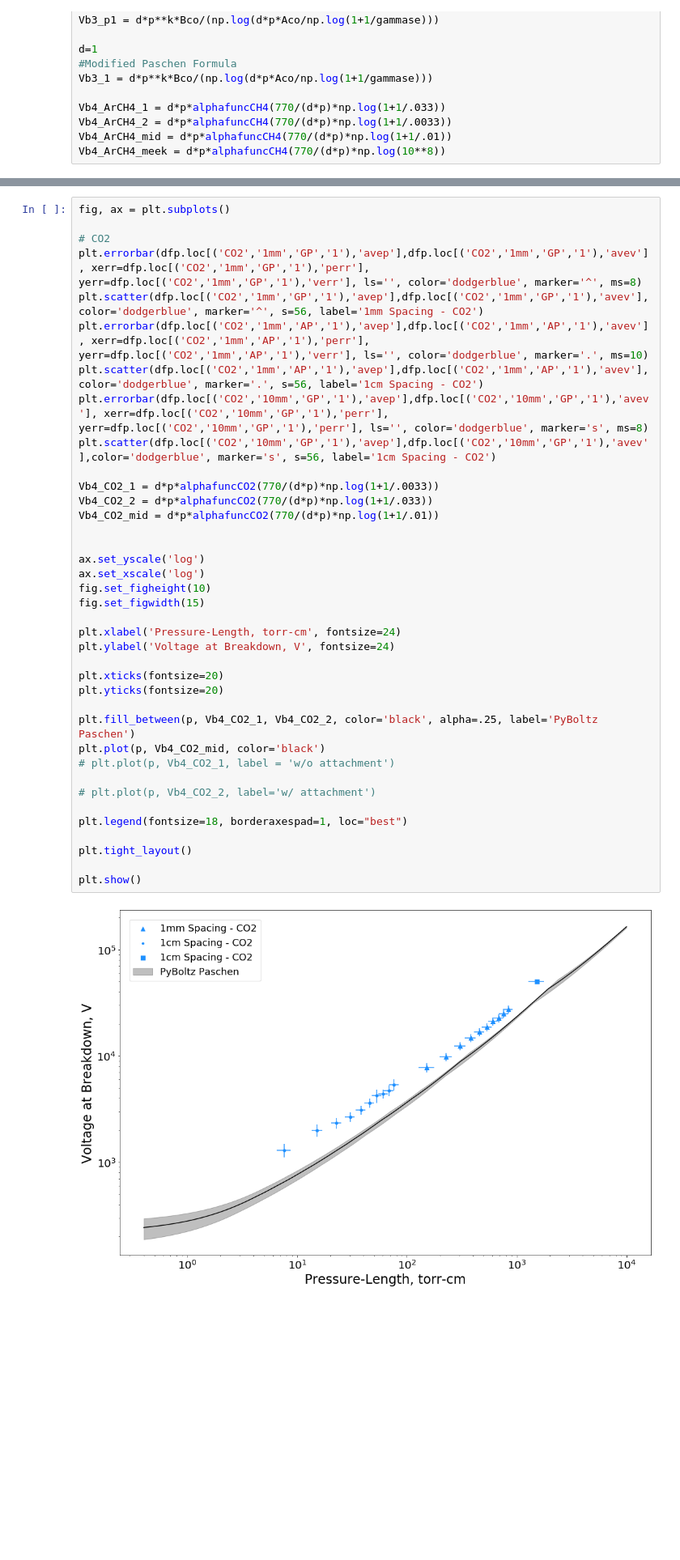
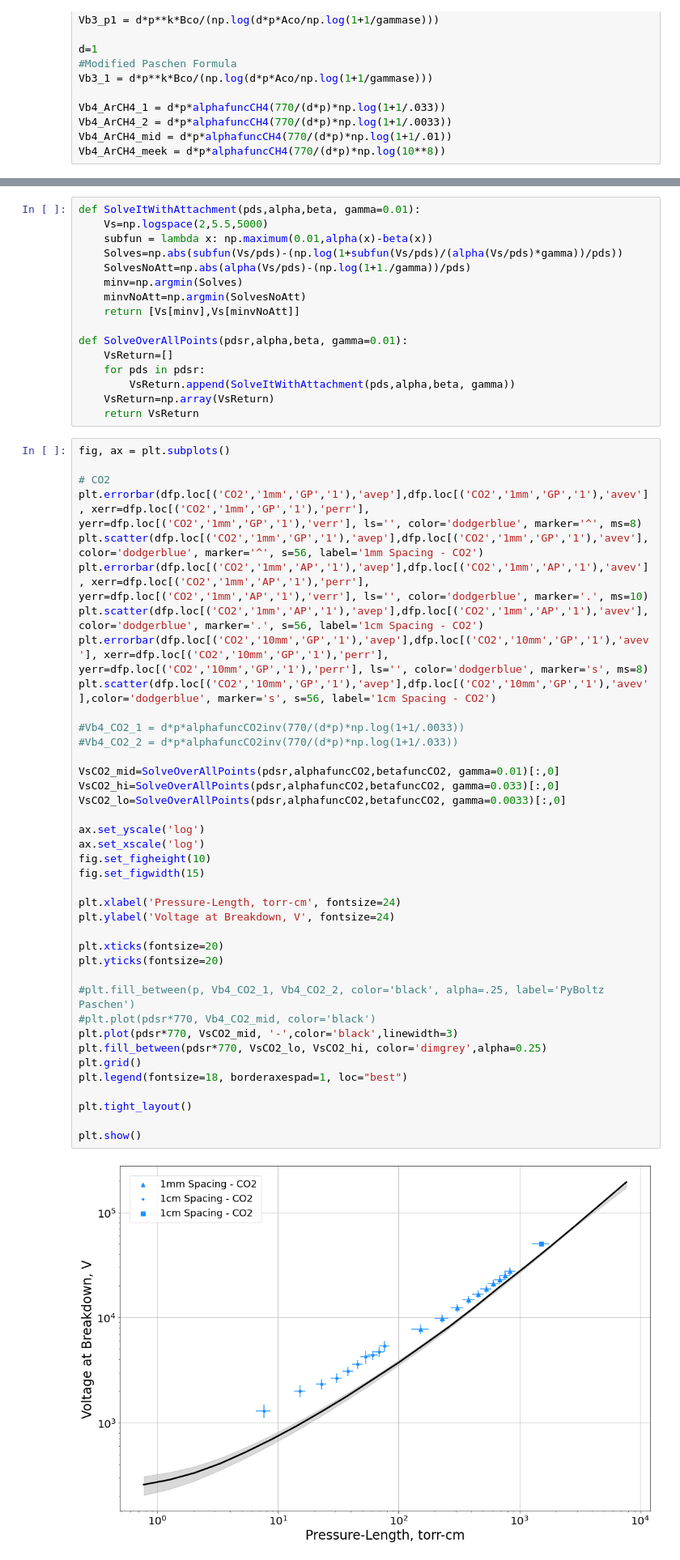
Before and after one commit to UTA-REST/HVBreakdown, a Jupyter notebook: HVplot.ipynb, the cells around one changed output, grey strips where cells are left out. Shown at 81% size. Drawn from its saved outputs; the diff is of its cells as text; blank space fills up the shorter version.

```diff
--- a/HVplot.ipynb
+++ b/HVplot.ipynb
@@ -557,43 +622,60 @@ plt.legend(loc='upper left')
+# %%
+def SolveItWithAttachment(pds,alpha,beta, gamma=0.01):
+    Vs=np.logspace(2,5.5,5000)
+    subfun = lambda x: np.maximum(0.01,alpha(x)-beta(x))
+    Solves=np.abs(subfun(Vs/pds)-(np.log(1+subfun(Vs/pds)/(alpha(Vs/pds)*gamma))/pds))
+    SolvesNoAtt=np.abs(alpha(Vs/pds)-(np.log(1+1./gamma))/pds)
+    minv=np.argmin(Solves)
+    minvNoAtt=np.argmin(SolvesNoAtt)
+    return [Vs[minv],Vs[minvNoAtt]]
+
+def SolveOverAllPoints(pdsr,alpha,beta, gamma=0.01):
+    VsReturn=[]
+    for pds in pdsr:
+        VsReturn.append(SolveItWithAttachment(pds,alpha,beta, gamma))
+    VsReturn=np.array(VsReturn)
+    return VsReturn
 # %%
 fig, ax = plt.subplots()
 
 # CO2
 plt.errorbar(dfp.loc[('CO2','1mm','GP','1'),'avep'],dfp.loc[('CO2','1mm','GP','1'),'avev'], xerr=dfp.loc[('CO2','1mm','GP','1'),'perr'], yerr=dfp.loc[('CO2','1mm','GP','1'),'verr'], ls='', color='dodgerblue', marker='^', ms=8)
 plt.scatter(dfp.loc[('CO2','1mm','GP','1'),'avep'],dfp.loc[('CO2','1mm','GP','1'),'avev'],color='dodgerblue', marker='^', s=56, label='1mm Spacing - CO2')
 plt.errorbar(dfp.loc[('CO2','1mm','AP','1'),'avep'],dfp.loc[('CO2','1mm','AP','1'),'avev'], xerr=dfp.loc[('CO2','1mm','AP','1'),'perr'], yerr=dfp.loc[('CO2','1mm','AP','1'),'verr'], ls='', color='dodgerblue', marker='.', ms=10)
 plt.scatter(dfp.loc[('CO2','1mm','AP','1'),'avep'],dfp.loc[('CO2','1mm','AP','1'),'avev'],color='dodgerblue', marker='.', s=56, label='1cm Spacing - CO2')
 plt.errorbar(dfp.loc[('CO2','10mm','GP','1'),'avep'],dfp.loc[('CO2','10mm','GP','1'),'avev'], xerr=dfp.loc[('CO2','10mm','GP','1'),'perr'], yerr=dfp.loc[('CO2','10mm','GP','1'),'perr'], ls='', color='dodgerblue', marker='s', ms=8)
 plt.scatter(dfp.loc[('CO2','10mm','GP','1'),'avep'],dfp.loc[('CO2','10mm','GP','1'),'avev'],color='dodgerblue', marker='s', s=56, label='1cm Spacing - CO2')
 
-Vb4_CO2_1 = d*p*alphafuncCO2(770/(d*p)*np.log(1+1/.0033))
-Vb4_CO2_2 = d*p*alphafuncCO2(770/(d*p)*np.log(1+1/.033))
-Vb4_CO2_mid = d*p*alphafuncCO2(770/(d*p)*np.log(1+1/.01))
+#Vb4_CO2_1 = d*p*alphafuncCO2inv(770/(d*p)*np.log(1+1/.0033))
+#Vb4_CO2_2 = d*p*alphafuncCO2inv(770/(d*p)*np.log(1+1/.033))
 
+VsCO2_mid=SolveOverAllPoints(pdsr,alphafuncCO2,betafuncCO2, gamma=0.01)[:,0]
+VsCO2_hi=SolveOverAllPoints(pdsr,alphafuncCO2,betafuncCO2, gamma=0.033)[:,0]
+VsCO2_lo=SolveOverAllPoints(pdsr,alphafuncCO2,betafuncCO2, gamma=0.0033)[:,0]
 
 ax.set_yscale('log')
 ax.set_xscale('log')
 fig.set_figheight(10)
 fig.set_figwidth(15)
 
 plt.xlabel('Pressure-Length, torr-cm', fontsize=24)
 plt.ylabel('Voltage at Breakdown, V', fontsize=24)
 
 plt.xticks(fontsize=20)
 plt.yticks(fontsize=20)
 
-plt.fill_between(p, Vb4_CO2_1, Vb4_CO2_2, color='black', alpha=.25, label='PyBoltz Paschen')
-plt.plot(p, Vb4_CO2_mid, color='black')
-# plt.plot(p, Vb4_CO2_1, label = 'w/o attachment')
-
-# plt.plot(p, Vb4_CO2_2, label='w/ attachment')
-
+#plt.fill_between(p, Vb4_CO2_1, Vb4_CO2_2, color='black', alpha=.25, label='PyBoltz Paschen')
+#plt.plot(pdsr*770, Vb4_CO2_mid, color='black')
+plt.plot(pdsr*770, VsCO2_mid, '-',color='black',linewidth=3)
+plt.fill_between(pdsr*770, VsCO2_lo, VsCO2_hi, color='dimgrey',alpha=0.25)
+plt.grid()
 plt.legend(fontsize=18, borderaxespad=1, loc="best")
 
 plt.tight_layout()
 
 plt.show()
 # %% [output]
-[figure, old version]
+[figure, new version]
 # %%
 plt.figure(figsize=(5,5),dpi=150)
 Erange=np.arange(100,55000,100)
```
Also changed, not shown: parts of 21 cells of this notebook.
